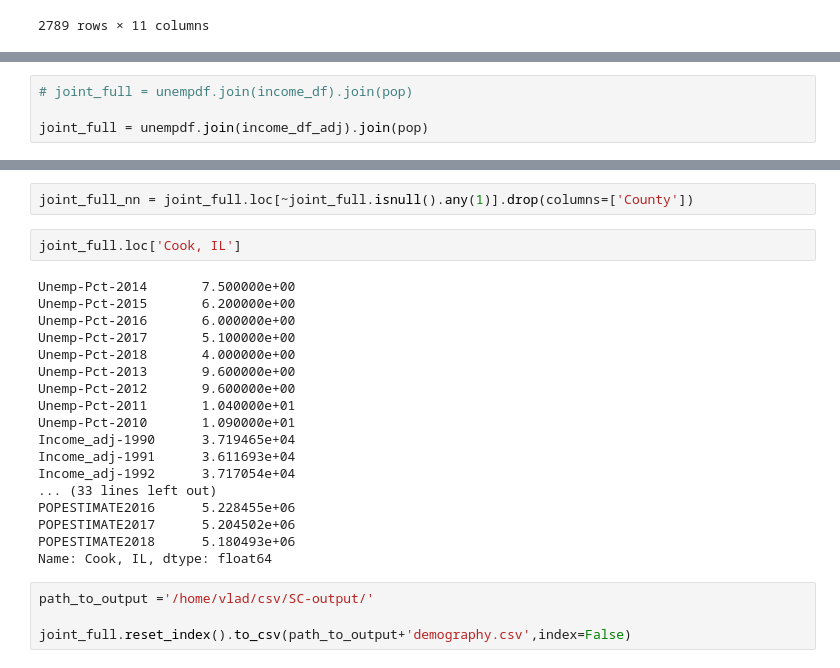
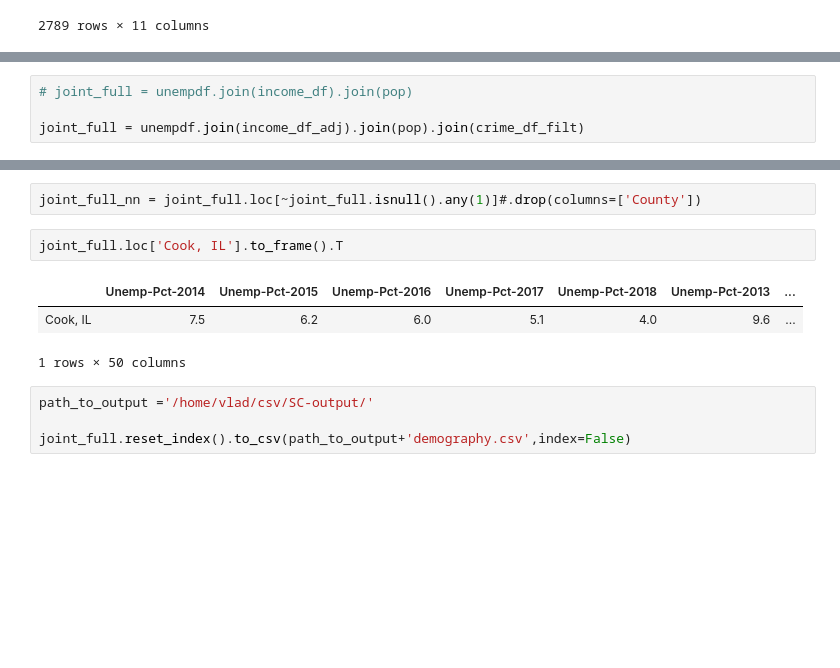
Before and after one commit to erv4gen/Research-Salvage-Autos, a Jupyter notebook: Structure-Demographics-County.ipynb, the cells around one changed output, grey strips where cells are left out. Drawn from its saved outputs; the diff is of its cells as text; blank space fills up the shorter version.

```diff
--- a/Structure-Demographics-County.ipynb
+++ b/Structure-Demographics-County.ipynb
@@ -282,7 +297,7 @@ crime_df[['FIPS_CTY' #county code
 # %%
 # joint_full = unempdf.join(income_df).join(pop)
 
-joint_full = unempdf.join(income_df_adj).join(pop)
+joint_full = unempdf.join(income_df_adj).join(pop).join(crime_df_filt)
 # %%
 joint_full.columns
 # %% [output]
@@ -305,26 +320,12 @@ Index(['Unemp-Pct-2014', 'Unemp-Pct-2015', 'Unemp-Pct-2016', 'Unemp-Pct-2017',
       dtype='object')
 # %%
-joint_full_nn = joint_full.loc[~joint_full.isnull().any(1)].drop(columns=['County'])
+joint_full_nn = joint_full.loc[~joint_full.isnull().any(1)]#.drop(columns=['County'])
 # %%
-joint_full.loc['Cook, IL']
+joint_full.loc['Cook, IL'].to_frame().T
 # %% [output]
+|  | Unemp-Pct-2014 | Unemp-Pct-2015 | Unemp-Pct-2016 | Unemp-Pct-2017 | Unemp-Pct-2018 | Unemp-Pct-2013 | ... |
+| Cook, IL | 7.5 | 6.2 | 6.0 | 5.1 | 4.0 | 9.6 | ... |
-Unemp-Pct-2014       7.500000e+00
-Unemp-Pct-2015       6.200000e+00
-Unemp-Pct-2016       6.000000e+00
-Unemp-Pct-2017       5.100000e+00
-Unemp-Pct-2018       4.000000e+00
-Unemp-Pct-2013       9.600000e+00
-Unemp-Pct-2012       9.600000e+00
-Unemp-Pct-2011       1.040000e+01
-Unemp-Pct-2010       1.090000e+01
-Income_adj-1990      3.719465e+04
-Income_adj-1991      3.611693e+04
-Income_adj-1992      3.717054e+04
-... (33 lines left out)
-POPESTIMATE2016      5.228455e+06
-POPESTIMATE2017      5.204502e+06
-POPESTIMATE2018      5.180493e+06
-Name: Cook, IL, dtype: float64
+1 rows × 50 columns
 # %%
 path_to_output ='/home/vlad/csv/SC-output/'
 
```
Also changed, not shown: parts of 12 cells of this notebook, 2 other files.
